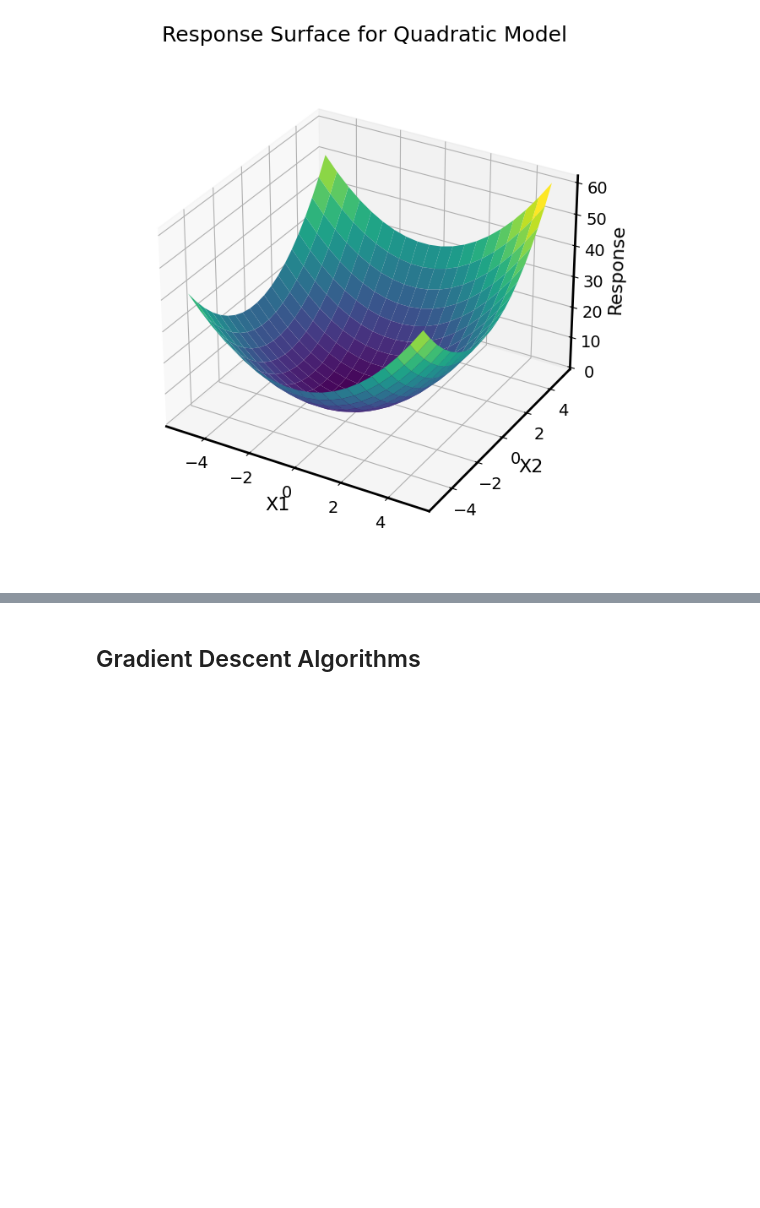
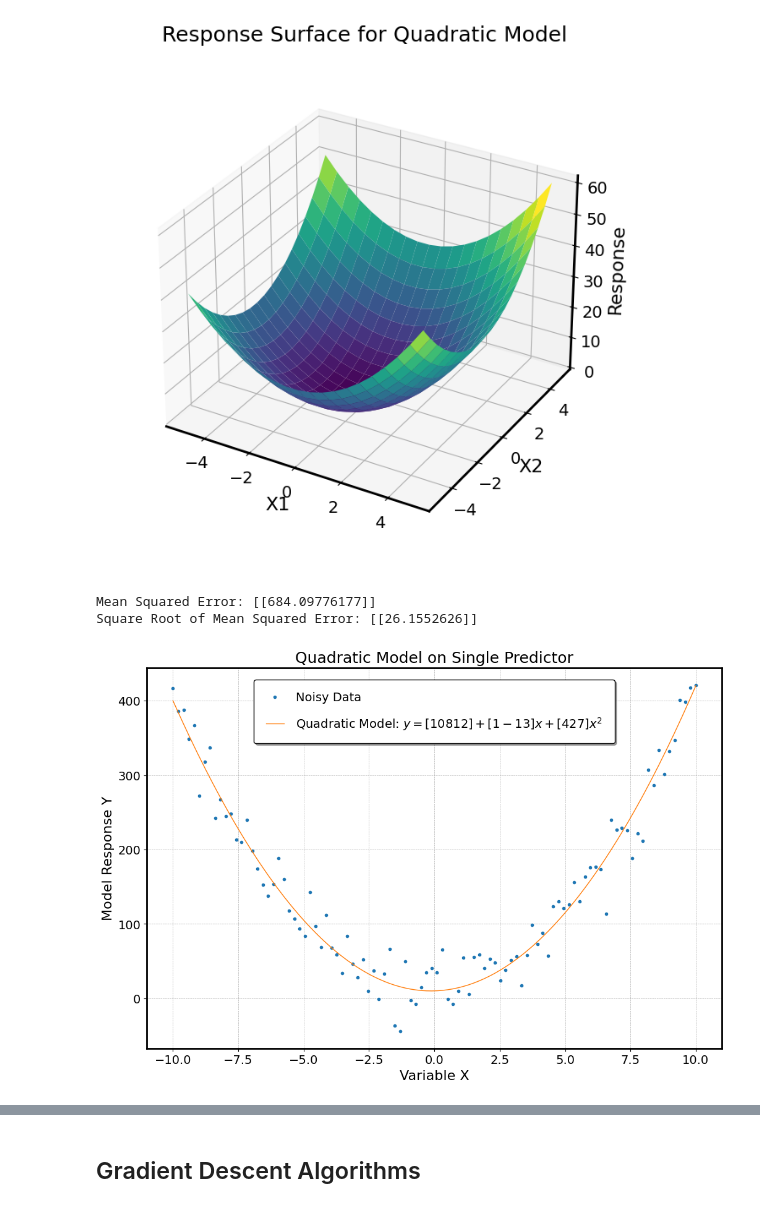
Before and after one commit to giacomobelleri/ML-Practice, a Jupyter notebook: Notebooks/Polynomial-Regression/polynomial-regression.ipynb, the cells around one changed output, grey strips where cells are left out. Saved outputs shown, nothing was run; the diff lists cells and outputs as text; code cells hidden in the pictures; blank space fills up the shorter version.

```diff
--- a/Notebooks/Gradient-Descent/gradient-descent.ipynb
+++ b/Notebooks/Polynomial-Regression/polynomial-regression.ipynb
@@ -258,11 +315,10 @@ def MeanSquareError(model: Callable[[NDArray[Any], NDArray[Any]], NDArray[Any]],
                     predictors: list[NDArray[Any]],
                     params: NDArray[Any]) -> NDArray[Any]:
 
-    assert response.ndim==1, "The response values should be a 1-D array"
     assert predictors.shape[-1]==params.shape[0]
 
-    difference = (response - model(predictors, params)) #Computes difference between measured and model response as 1-D array
-    mean_squared_error = (difference).dot(difference)   #Squares error
-    mean_squared_error /= len(response)                 #Takes average
+    difference = (response - model(predictors, params))  #Computes difference between measured and model response as 1-D array
+    mean_squared_error = (difference.T).dot(difference)  #Squares error
+    mean_squared_error /= response.shape[0]               #Takes average
 
     return mean_squared_error
@@ -418,3 +479,41 @@ ax.zaxis.set_rotate_label(True)
 plt.savefig(CreateFilePath(r'\ResponseSurfaceForQuadraticModel', extension='png'))
 # %% [output]
 [figure]
+# %%
+# Tests MeanSquareError by Adding Noise to Data
+
+# Generates Data for Quadratic Single Predictor Model
+predictors = np.linspace(start=-10, stop=10, num=100)
+predictors_matrix = FormPredictorMatrix(predictors, order=2, include_interaction=False)
+params_array = np.array([10, 1, 4])
+model_response = PolynomialModel(predictors_matrix, params_array)
+
+# Adds noise to response
+noisy_response = AddRandomNoise(model_response, scale=25)
+
+# Computes mean squared error
+mse = MeanSquareError(model=PolynomialModel, response=noisy_response, predictors=predictors_matrix, params=params_array)
+print(f'Mean Squared Error: {mse} \nSquare Root of Mean Squared Error: {np.sqrt(mse)}')
+
+# Plots noisy data
+fig, ax = plt.subplots(ncols=1, nrows=1, figsize=(12, 8))
+ax.set_xlabel('Variable X')
+ax.set_ylabel('Model Response Y')
+ax.set_title('Quadratic Model on Single Predictor')
+
+#Plots results
+ax.plot(predictors, noisy_response, label='Noisy Data',
+        linestyle='', marker='o', linewidth=1, markersize=3)
+ax.plot(predictors, model_response, label=f'Quadratic Model: $y = {params[0]} + {params[1]}x + {params[2]}x^2$',
+        linestyle='-', linewidth=1)
+
+#Adds legend and grid
+ax.legend()
+ax.grid(True, which="both", linestyle="--", linewidth=0.5)
+
+# Saves plot
+plt.savefig(CreateFilePath(r'\NoisyQuadraticModelOnSinglePredictor', extension='png'))
+# %% [output]
+Mean Squared Error: [[684.09776177]]
+Square Root of Mean Squared Error: [[26.1552626]]
+[figure, added]
```
Also changed, not shown: parts of 6 cells of this notebook, 6 other files.
